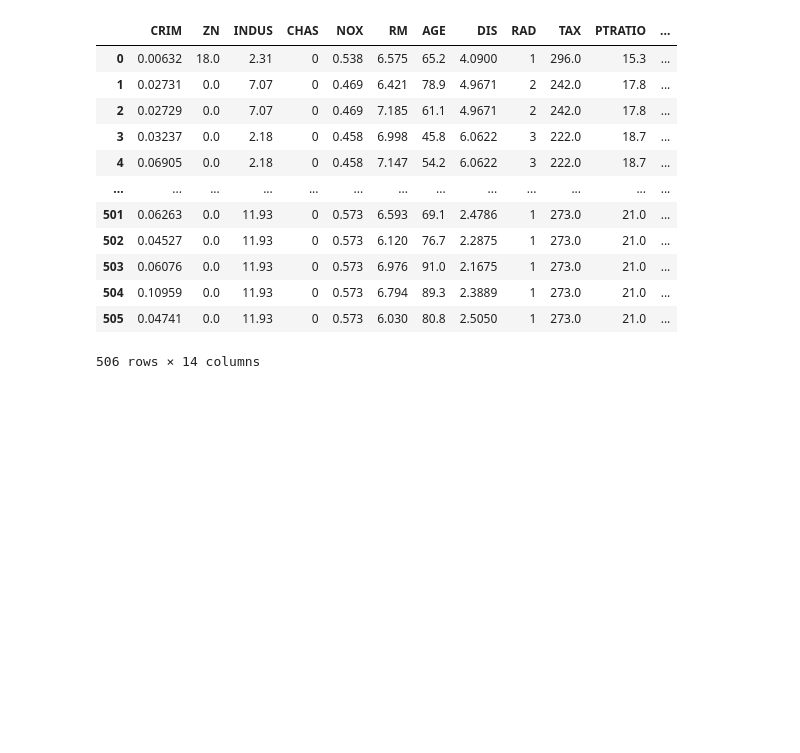
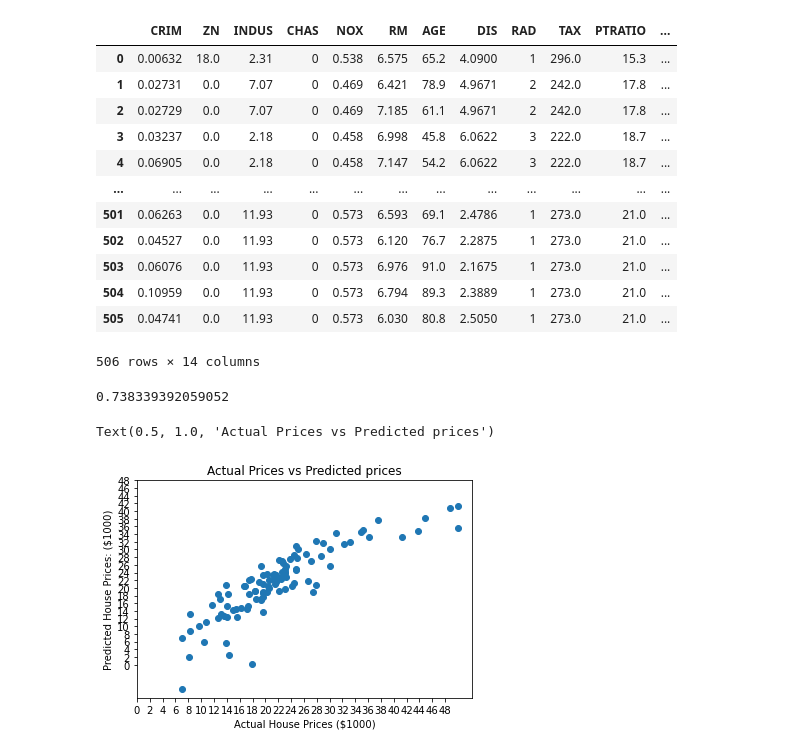
Before and after one commit to Tashhfia/Boston-House-Prices, a Jupyter notebook: house-price-prediction.ipynb, the cells around one changed output. Saved outputs shown, nothing was run; the diff lists cells and outputs as text; code cells hidden in the pictures; blank space fills up the shorter version.

Commit message:
Kaggle Notebook | House-Price-Prediction | Basic Scikit Regression model

```diff
--- a/house-price-prediction.ipynb
+++ b/house-price-prediction.ipynb
@@ -35,3 +73,27 @@ df
 | 504 | 0.10959 | 0.0 | 11.93 | 0 | 0.573 | 6.794 | 89.3 | 2.3889 | 1 | 273.0 | 21.0 | ... |
 | 505 | 0.04741 | 0.0 | 11.93 | 0 | 0.573 | 6.030 | 80.8 | 2.5050 | 1 | 273.0 | 21.0 | ... |
 506 rows × 14 columns
+# %%
+X = df.iloc[:,:-1]
+target = df.iloc[:,-1]
+# %%
+X_train, X_test, y_train, y_test = train_test_split(X, target, test_size=0.20, random_state=5)
+# %%
+model = LinearRegression()
+
+model.fit(X_train,y_train)
+model.score(X_train,y_train)
+# %% [output]
+0.738339392059052
+# %%
+y_pred = model.predict(X_test)
+# %%
+plt.scatter(y_test, y_pred)
+plt.xlabel("Actual House Prices ($1000)")
+plt.ylabel("Predicted House Prices: ($1000)")
+plt.xticks(range(0, int(max(y_test)),2))
+plt.yticks(range(0, int(max(y_test)),2))
+plt.title("Actual Prices vs Predicted prices")
+# %% [output]
+Text(0.5, 1.0, 'Actual Prices vs Predicted prices')
+[figure, added]
```
Also changed, not shown: parts of 4 cells of this notebook.
